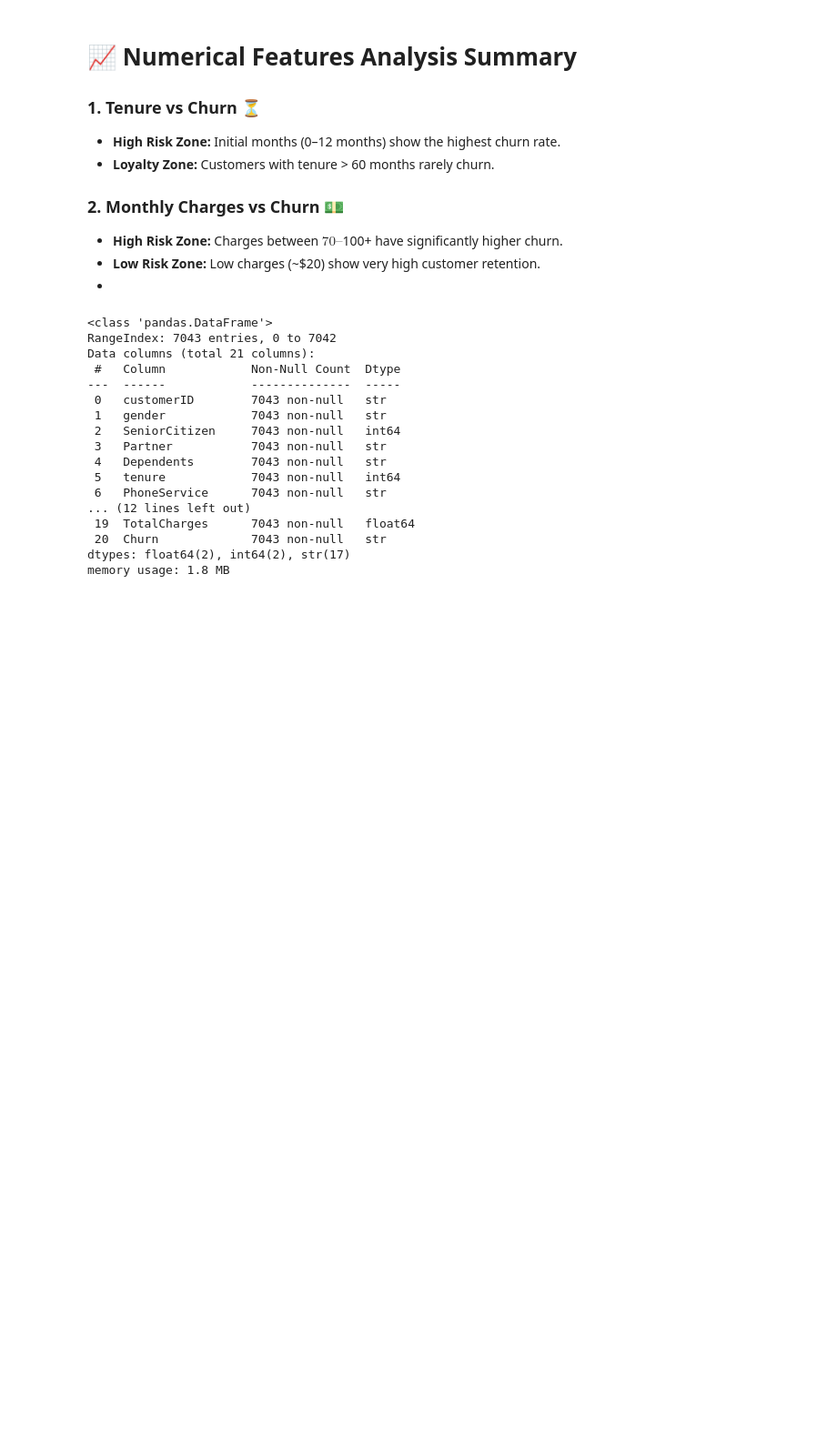
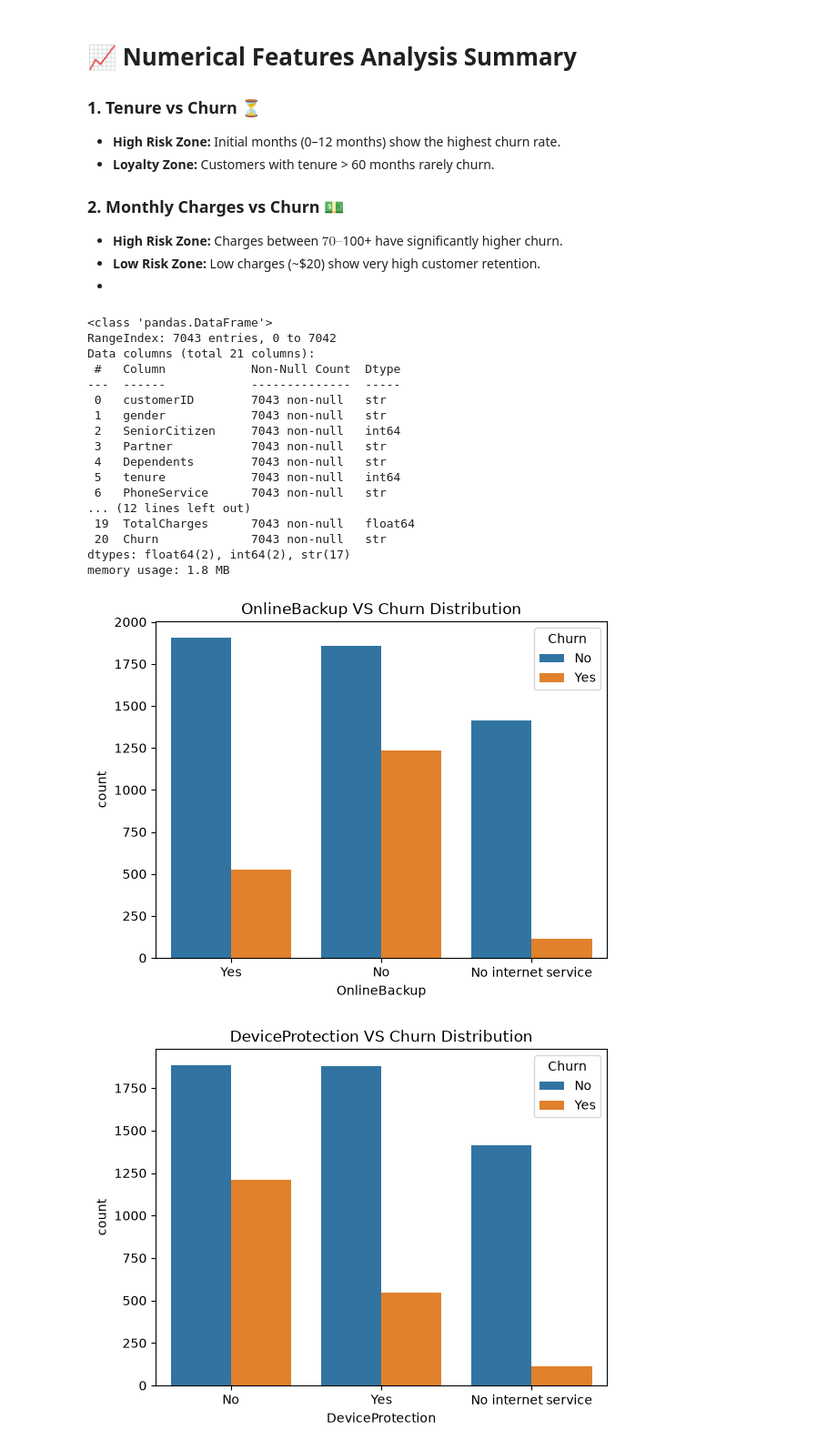
Before and after one commit to Fatima-Arain206/SOFTGROWTECH_INTERNSHIP_PROJECT_TASK2_DATA_ANALYSIS, a Jupyter notebook: CustomerRetention_Analysis_Project2/Customer_Retention.ipynb, the cells around one changed output. Shown at 91% size. Drawn from its saved outputs; the diff is of its cells as text; code cells hidden in the pictures; blank space fills up the shorter version.

```diff
--- a/CustomerRetention_Analysis_Project2/Customer_Retention.ipynb
+++ b/CustomerRetention_Analysis_Project2/Customer_Retention.ipynb
@@ -541,4 +541,13 @@ dtypes: float64(2), int64(2), str(17)
 memory usage: 1.8 MB
 # %%
 # services
-sr=['TechSupport','OnlineS']
+Target=['OnlineBackup','DeviceProtection','TechSupport']
+
+for i in Target:
+    title=f'{i} VS Churn Distribution'
+    plt.title(title)
+    sb.countplot(x=df[i], hue=df['Churn'])
+    plt.show()
+# %% [output]
+[figure, added]
+[figure, added]
```
Also changed, not shown: parts of 6 cells of this notebook.
